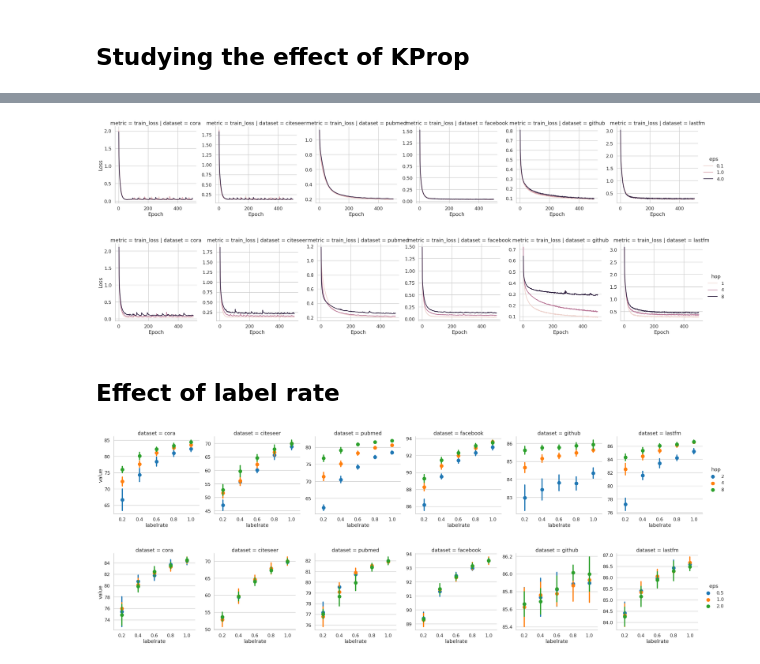
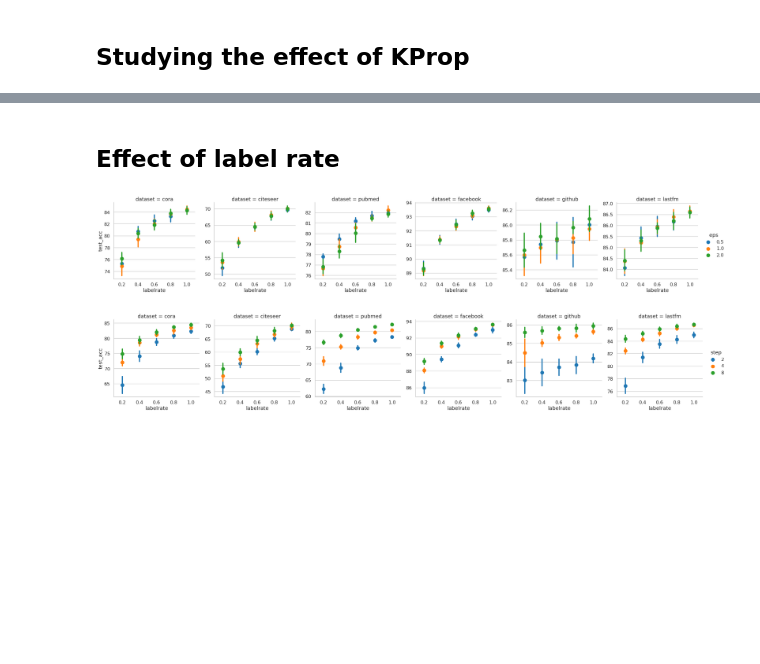
Before and after one commit to sisaman/LPGNN, a Jupyter notebook: results.ipynb, the cells around one changed output, grey strips where cells are left out. Cells and saved outputs as stored; diff of their text form; code cells hidden in the pictures; blank space fills up the shorter version.

```diff
--- a/results.ipynb
+++ b/results.ipynb
@@ -143,3 +78,6 @@ def latex_output(df_results, top_method, colored_method=None, color=None, size=N
+# %%
+results_path = 'results-old/'
+datasets = available_datasets()
 # %% [markdown]
 ## Analysis of the utility-privacy trade-off
 # %%
@@ -363,11 +285,0 @@ data = read_tensorboard_logs(
-# %%
-ax = sns.relplot(
-    data=data, kind='line', x='step', y='value', hue='eps', row='metric', col='dataset',
-    facet_kws=dict(sharey=False, sharex=False), ci=None
-)
-ax.set_ylabels('Loss')
-ax.set_xlabels('Epoch')
-
-export_figure(path='figures', df=data, x='step', y='value', hue='eps', row='metric', col='dataset', group='task')
-# %% [output]
-[figure, removed]
@@ -386,13 +286,2 @@ data = read_tensorboard_logs(
-# %%
-ax = sns.relplot(
-    data=data, kind='line', x='step', y='value', hue='hop', row='metric', col='dataset',
-    facet_kws=dict(sharey=False, sharex=False), ci=None
-)
-ax.set_ylabels('Loss')
-ax.set_xlabels('Epoch')
-
-export_figure(path='figures', df=data, x='step', y='value', hue='hop', row='metric', col='dataset', group='task')
-# %% [output]
-[figure, removed]
 # %% [markdown]
 ## Effect of label rate
@@ -399,23 +300,31 @@ export_figure(path='figures', df=data, x='step', y='value', hue='hop', row='metr
+# %%
+ax = sns.catplot(
+    kind='point', data=data, x='labelrate', y='test_acc', hue='eps', col='dataset', ci='sd',
+    sharex=False, sharey=False, join=False
+)
+
+# export_figure(path='figures', df=data, x='labelrate', y='value', hue='eps', row='agg', col='dataset', group='task')
+# %% [output]
+[figure, added]
 # %%
-data = read_tensorboard_logs(
-    path='temp/',
-    tasks=['node'],
-    datasets=available_datasets(),
-    label_rates=[0.2, 0.4, 0.6, 0.8, 1.0],
-    methods=['mbm'],
-    epsilons=[1.0],
-    hops=[2, 4, 8],
-    aggs=['gcn'],
-    loops=[False],
-    metrics=['test_acc']
+data = read_logs(
+    path=results_path,
+    task='train',
+    dataset=datasets,
+    labelrate=[0.2, 0.4, 0.6, 0.8, 1.0],
+    method=['mbm'],
+    eps=[1.0],
+    step=[2, 4, 8],
+    agg=['gcn'],
+    selfloops=[False],
 )
 # %%
 ax = sns.catplot(
-    kind='point', data=data, x='labelrate', y='value', hue='hop', col='dataset', ci='sd',
+    kind='point', data=data, x='labelrate', y='test_acc', hue='step', col='dataset', ci='sd',
     sharex=False, sharey=False, join=False
 )
 
 # ax.set(ylim=40)
-export_figure(path='figures', df=data, x='labelrate', y='value', hue='hop', row='agg', col='dataset', group='task')
+# export_figure(path='figures', df=data, x='labelrate', y='value', hue='hop', row='agg', col='dataset', group='task')
 # %% [output]
-[figure, old version]
+[figure, new version]
@@ -435,9 +330,0 @@ data = read_tensorboard_logs(
-# %%
-ax = sns.catplot(
-    kind='point', data=data, x='labelrate', y='value', hue='eps', col='dataset', ci='sd',
-    sharex=False, sharey=False, join=False
-)
-
-export_figure(path='figures', df=data, x='labelrate', y='value', hue='eps', row='agg', col='dataset', group='task')
-# %% [output]
-[figure, removed]
```
Also changed, not shown: parts of 23 cells of this notebook.
